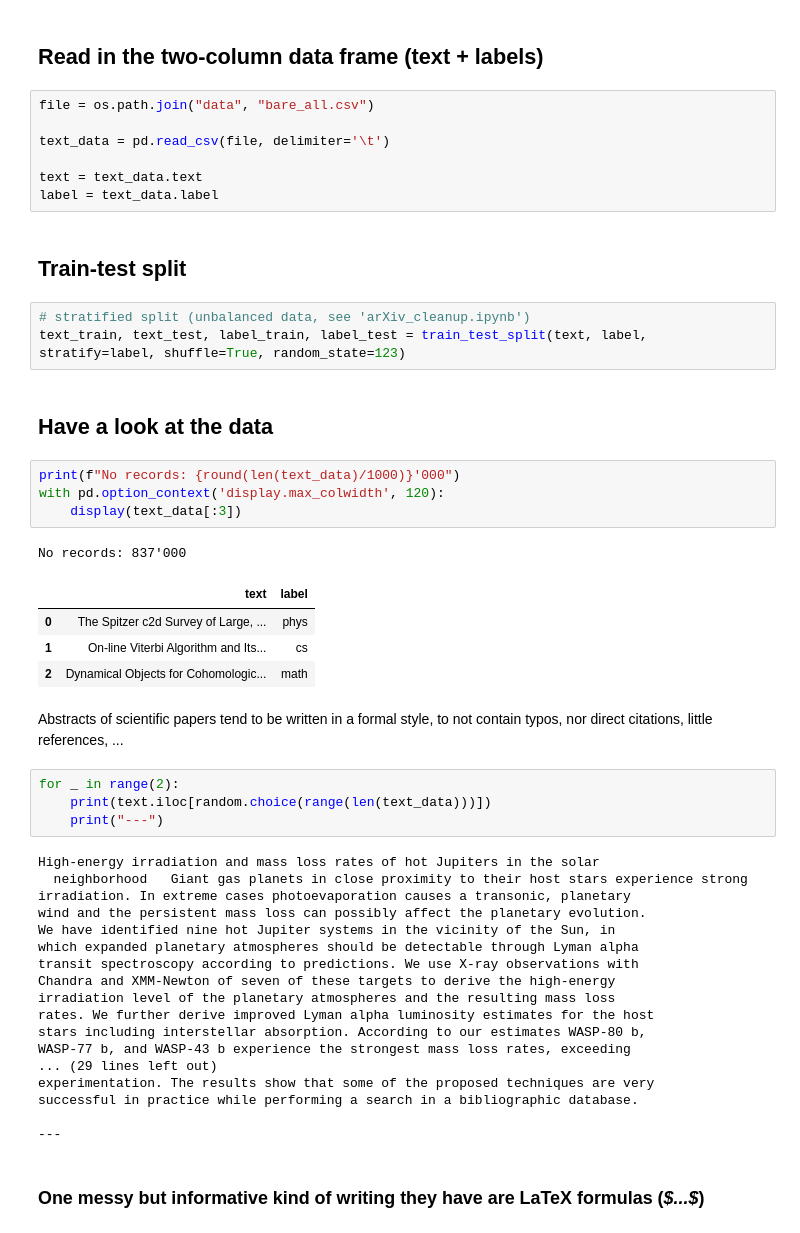
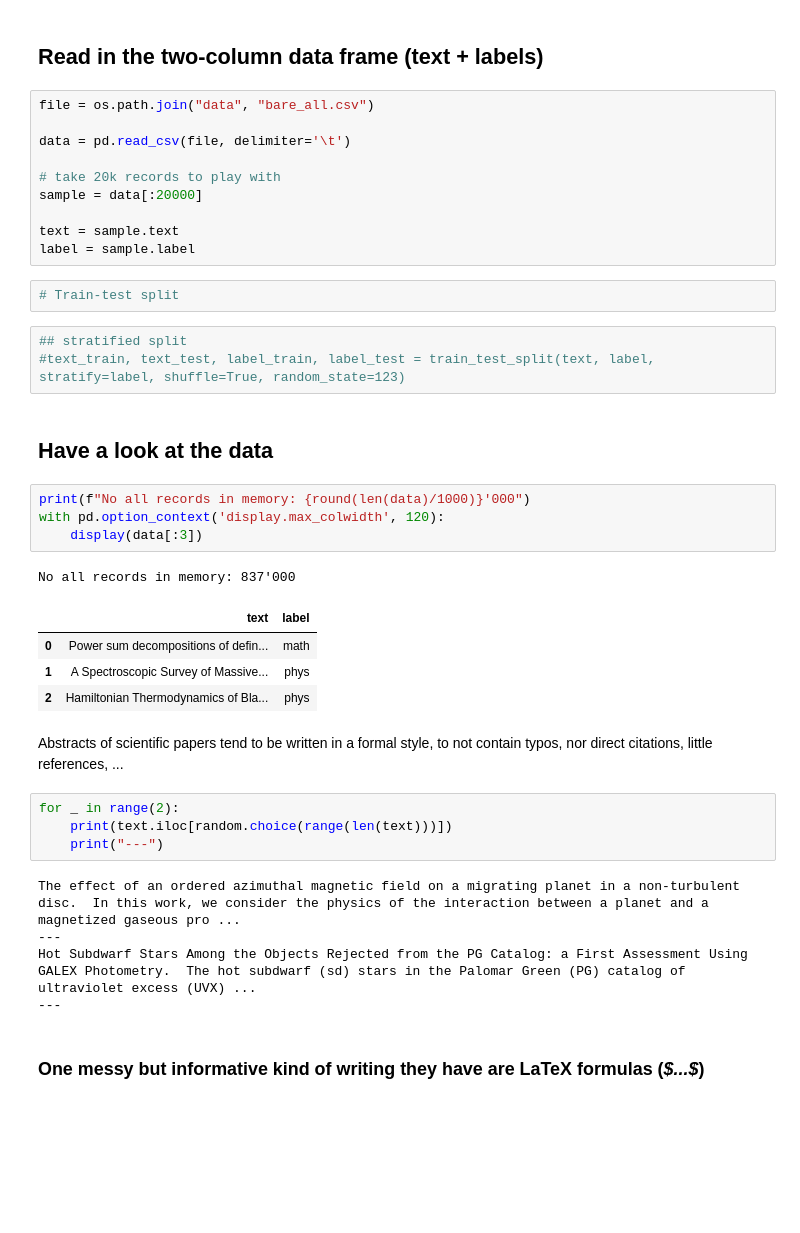
Before and after one commit to olszewskip/ArXiv_Classifier, a Jupyter notebook: arXiv_shallow_clf.ipynb, the cells around one changed output. Drawn from its saved outputs; the diff is of its cells as text; blank space fills up the shorter version.

```diff
--- a/arXiv_shallow_clf.ipynb
+++ b/arXiv_shallow_clf.ipynb
@@ -27,51 +37,41 @@ from sklearn.metrics import classification_report, confusion_matrix, f1_score
 # %%
 file = os.path.join("data", "bare_all.csv")
 
-text_data = pd.read_csv(file, delimiter='\t')
+data = pd.read_csv(file, delimiter='\t')
 
-text = text_data.text
-label = text_data.label
+# take 20k records to play with
+sample = data[:20000]
+
+text = sample.text
+label = sample.label
-# %% [markdown]
-## Train-test split
+# %%
+# Train-test split
 # %%
-# stratified split (unbalanced data, see 'arXiv_cleanup.ipynb')
-text_train, text_test, label_train, label_test = train_test_split(text, label, stratify=label, shuffle=True, random_state=123)
+## stratified split
+#text_train, text_test, label_train, label_test = train_test_split(text, label, stratify=label, shuffle=True, random_state=123)
 # %% [markdown]
 ## Have a look at the data
 # %%
-print(f"No records: {round(len(text_data)/1000)}'000")
+print(f"No all records in memory: {round(len(data)/1000)}'000")
 with pd.option_context('display.max_colwidth', 120):
-    display(text_data[:3])
+    display(data[:3])
 # %% [output]
-No records: 837'000
+No all records in memory: 837'000
 |  | text | label |
-| 0 | The Spitzer c2d Survey of Large, ... | phys |
-| 1 | On-line Viterbi Algorithm and Its... | cs |
-| 2 | Dynamical Objects for Cohomologic... | math |
+| 0 | Power sum decompositions of defin... | math |
+| 1 | A Spectroscopic Survey of Massive... | phys |
+| 2 | Hamiltonian Thermodynamics of Bla... | phys |
 # %% [markdown]
 Abstracts of scientific papers tend to be written in a formal style, to not contain typos, nor direct citations, little references, ...
 # %%
 for _ in range(2):
-    print(text.iloc[random.choice(range(len(text_data)))])
+    print(text.iloc[random.choice(range(len(text)))])
     print("---")
 # %% [output]
-High-energy irradiation and mass loss rates of hot Jupiters in the solar
-  neighborhood   Giant gas planets in close proximity to their host stars experience strong
-irradiation. In extreme cases photoevaporation causes a transonic, planetary
-wind and the persistent mass loss can possibly affect the planetary evolution.
-We have identified nine hot Jupiter systems in the vicinity of the Sun, in
-which expanded planetary atmospheres should be detectable through Lyman alpha
-transit spectroscopy according to predictions. We use X-ray observations with
-Chandra and XMM-Newton of seven of these targets to derive the high-energy
-irradiation level of the planetary atmospheres and the resulting mass loss
-rates. We further derive improved Lyman alpha luminosity estimates for the host
-stars including interstellar absorption. According to our estimates WASP-80 b,
-WASP-77 b, and WASP-43 b experience the strongest mass loss rates, exceeding
-... (29 lines left out)
-experimentation. The results show that some of the proposed techniques are very
-successful in practice while performing a search in a bibliographic database.
-
+The effect of an ordered azimuthal magnetic field on a migrating planet in a non-turbulent disc.  In this work, we consider the physics of the interaction between a planet and a magnetized gaseous pro ...
 ---
+Hot Subdwarf Stars Among the Objects Rejected from the PG Catalog: a First Assessment Using GALEX Photometry.  The hot subdwarf (sd) stars in the Palomar Green (PG) catalog of ultraviolet excess (UVX) ...
+---
 # %% [markdown]
 ### One messy but informative kind of writing they have are LaTeX formulas (*\$...\$*)
 # %%
```
Also changed, not shown: parts of 52 cells of this notebook.
